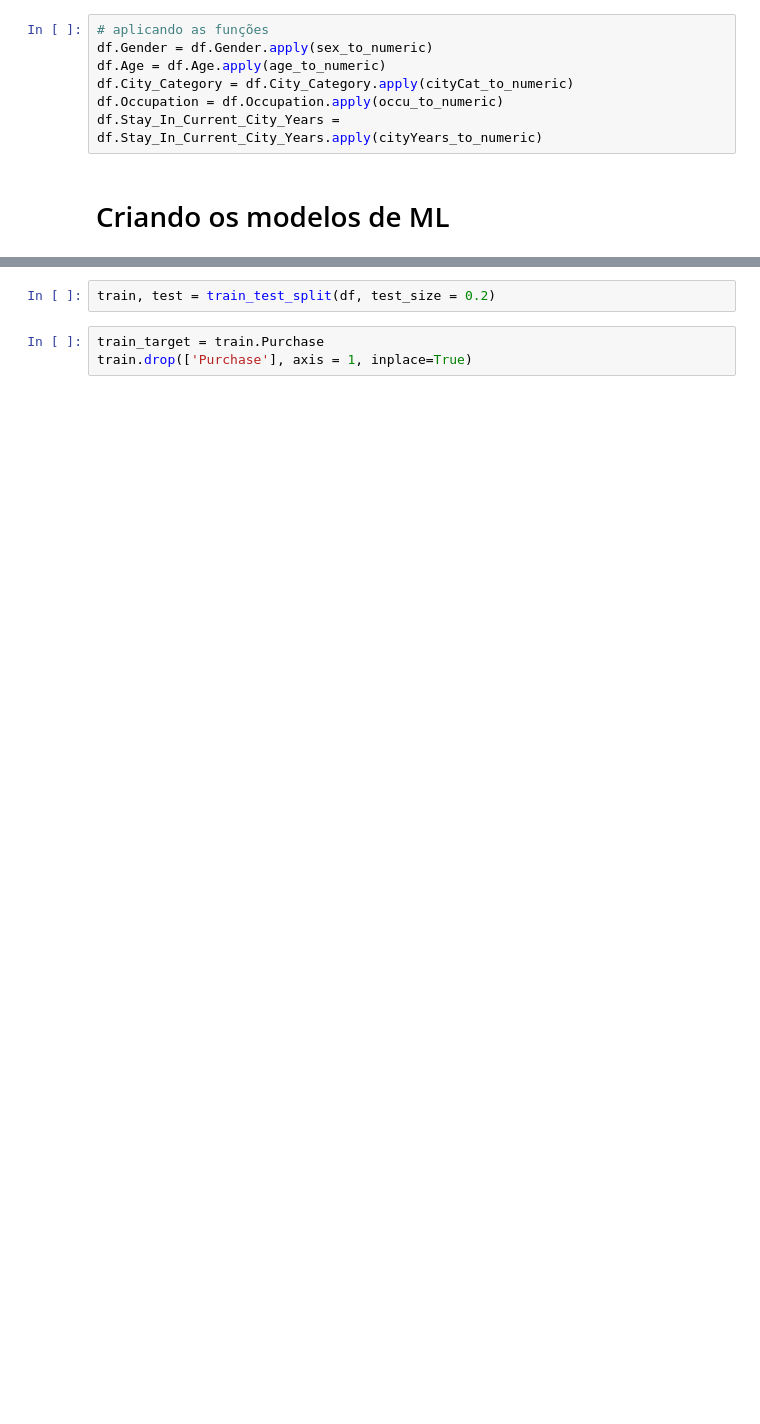
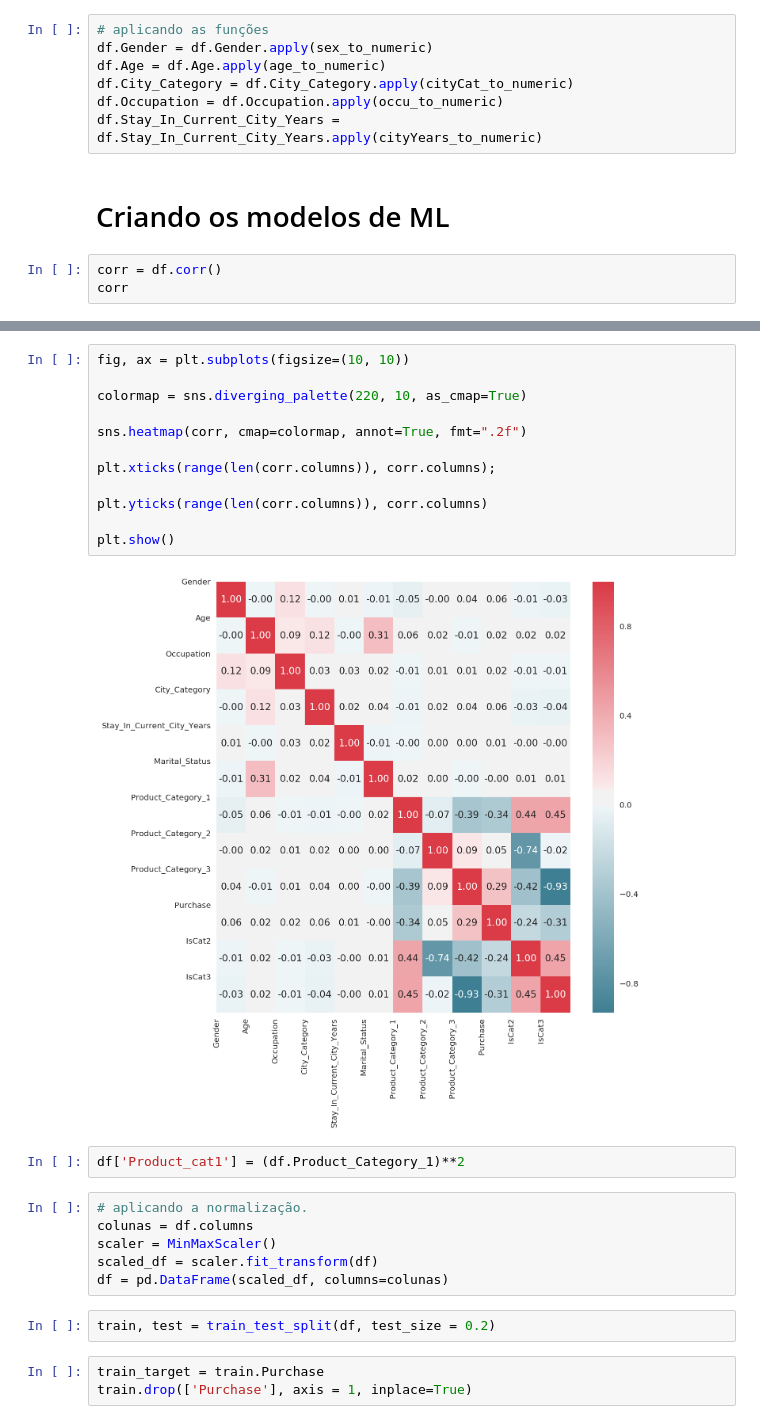
Before and after one commit to BrenoLD94/DataScience-Projects, a Jupyter notebook: <BlackFriday/<Code/Black Friday Code.ipynb, the cells around one changed output, grey strips where cells are left out. Drawn from its saved outputs; the diff is of its cells as text; blank space fills up the shorter version.

```diff
--- a/<BlackFriday/<Code/Black Friday Code.ipynb
+++ b/<BlackFriday/<Code/Black Friday Code.ipynb
@@ -316,3 +354,6 @@ df.Occupation = df.Occupation.apply(occu_to_numeric)
 df.Stay_In_Current_City_Years = df.Stay_In_Current_City_Years.apply(cityYears_to_numeric)
 # %% [markdown]
 # Criando os modelos de ML
+# %%
+corr = df.corr()
+corr
@@ -319,3 +374,25 @@ df.Stay_In_Current_City_Years = df.Stay_In_Current_City_Years.apply(cityYears_to
+# %%
+fig, ax = plt.subplots(figsize=(10, 10))
+
+colormap = sns.diverging_palette(220, 10, as_cmap=True)
+
+sns.heatmap(corr, cmap=colormap, annot=True, fmt=".2f")
+
+plt.xticks(range(len(corr.columns)), corr.columns);
+
+plt.yticks(range(len(corr.columns)), corr.columns)
+
+plt.show()
+# %% [output]
+[figure, added]
+# %%
+df['Product_cat1'] = (df.Product_Category_1)**2
+# %%
+# aplicando a normalização.
+colunas = df.columns
+scaler = MinMaxScaler()
+scaled_df = scaler.fit_transform(df)
+df = pd.DataFrame(scaled_df, columns=colunas)
 # %%
 train, test = train_test_split(df, test_size = 0.2)
 # %%
```
Also changed, not shown: parts of 25 cells of this notebook.
